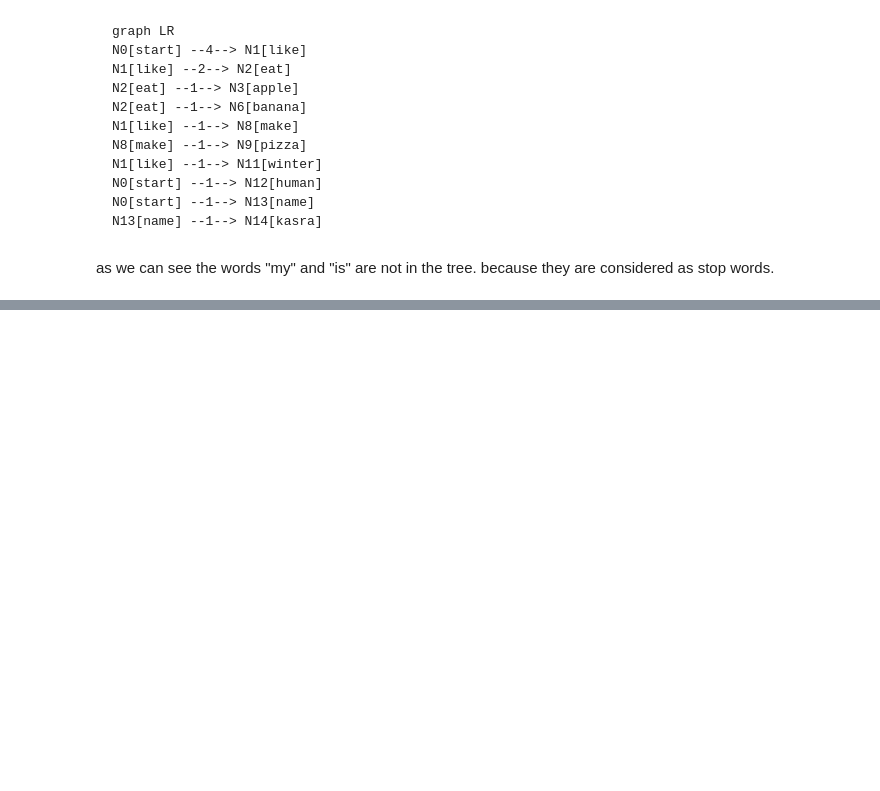
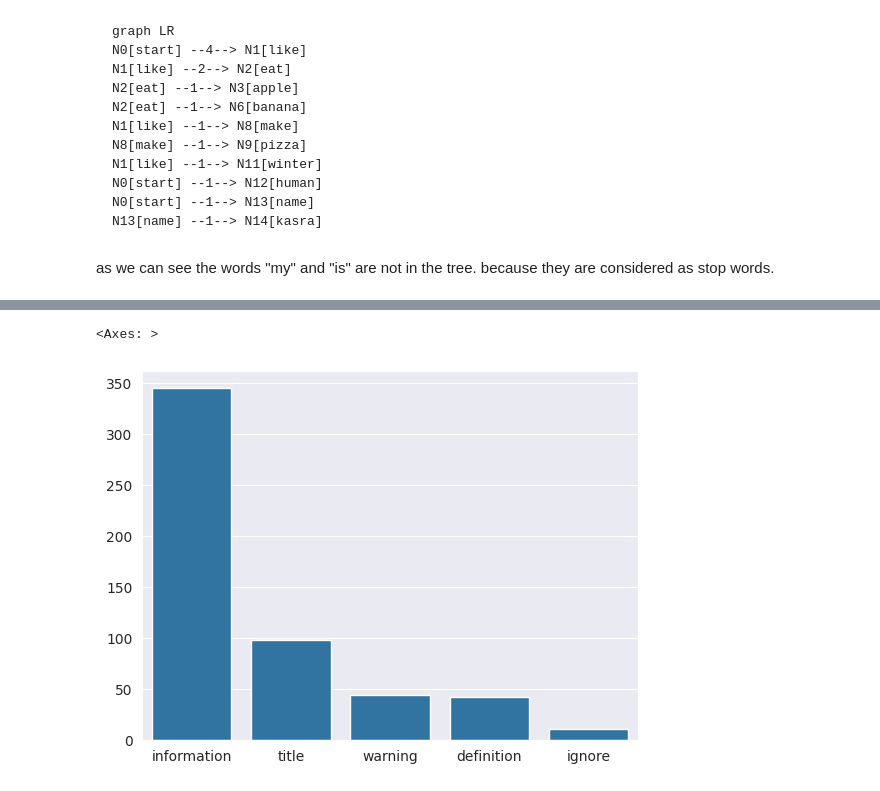
Before and after one commit to kkasra12/act_visualization, a Jupyter notebook: main.ipynb, the cells around one changed output, grey strips where cells are left out. Saved outputs shown, nothing was run; the diff lists cells and outputs as text; code cells hidden in the pictures; blank space fills up the shorter version.

```diff
--- a/main.ipynb
+++ b/main.ipynb
@@ -1057,0 +1069,6 @@ N39003[artificial] --2--> N39004[intelligence]
+# %%
+classifier = Classifier(
+    initil_classes=["information", "warning", "ignore", "title"],
+    cache_file="classifier.pkl",
+)
+classifier.text_classify(sentences, progress_bar=tqdm)
@@ -1057,0 +1081,12 @@ N39003[artificial] --2--> N39004[intelligence]
+# %%
+x, y = zip(
+    *sorted(
+        zip(*np.unique(list(classifier.class_dict.values()), return_counts=True)),
+        key=lambda x: x[1],
+        reverse=True,
+    )
+)
+sns.barplot(x=x, y=y)
+# %% [output]
+<Axes: >
+[figure, added]
```
Also changed, not shown: parts of 25 cells of this notebook, 2 other files.
